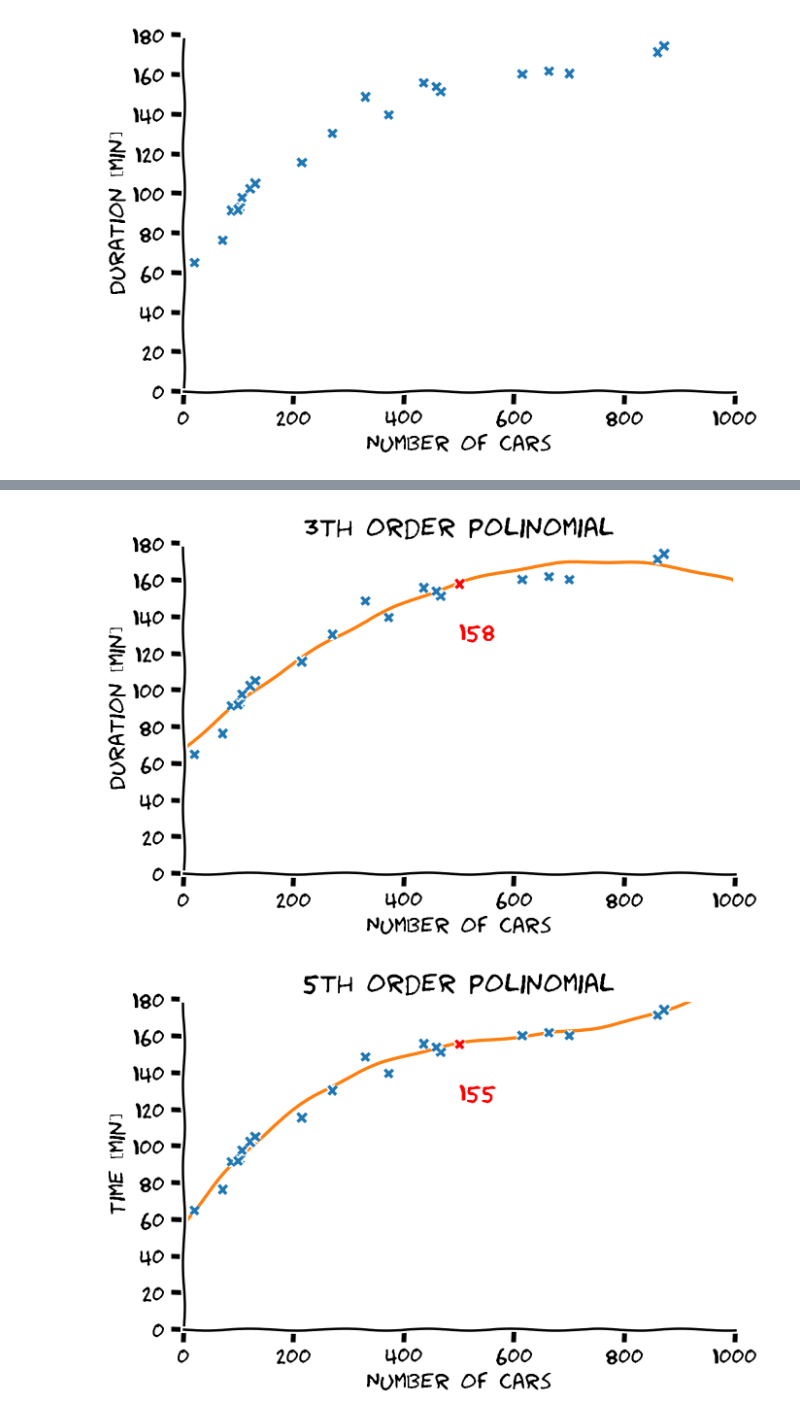
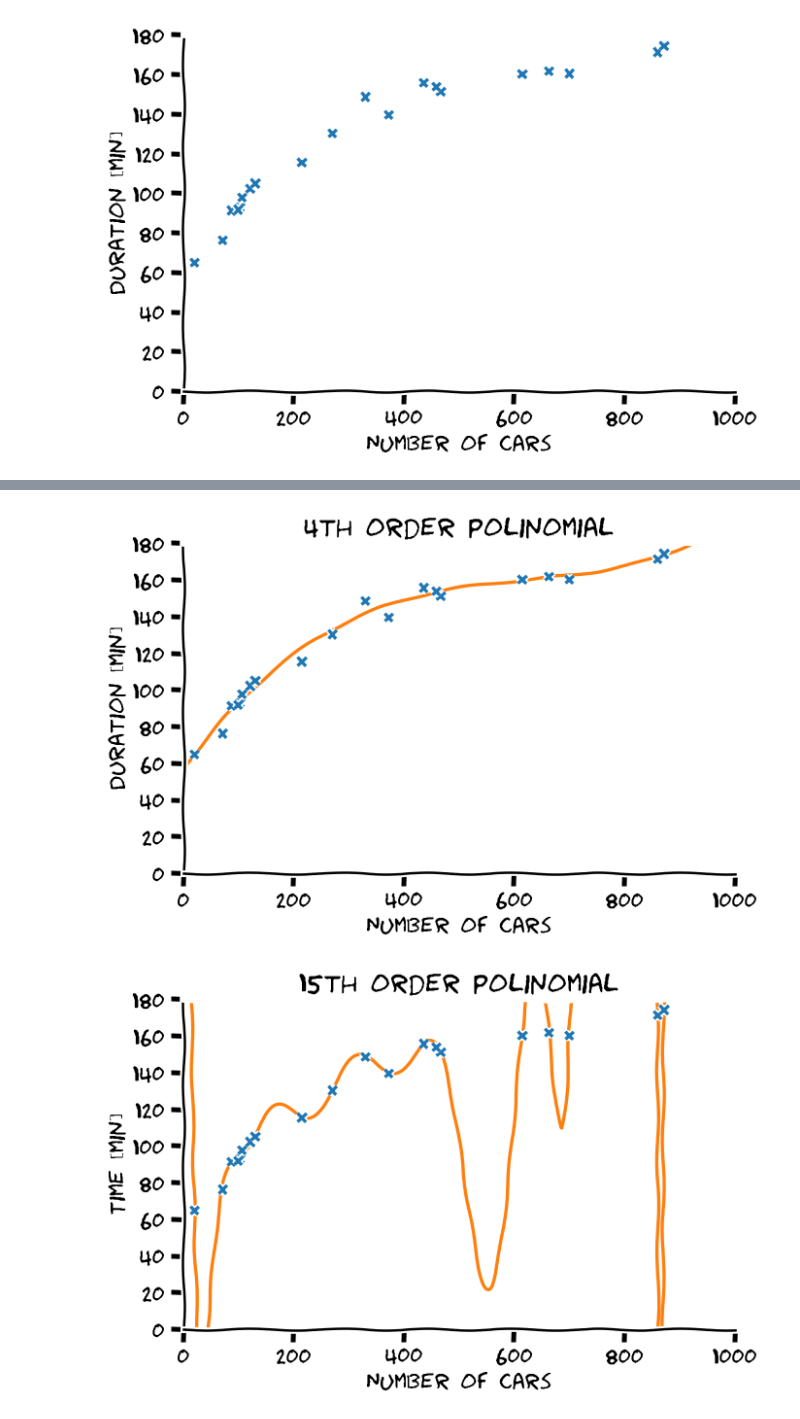
Before and after one commit to technion046195/technion046195, a Jupyter notebook: content/lecture01/code.ipynb, the cells around one changed output, grey strips where cells are left out. Cells and saved outputs as stored; diff of their text form; code cells hidden in the pictures.

```diff
--- a/content/lecture01/code.ipynb
+++ b/content/lecture01/code.ipynb
@@ -211,7 +211,7 @@ x0 = 500
 # %%
 with plt.xkcd():
     fig, ax = plt.subplots(figsize=(6, 4))
-    ax.plot(x_train, y_train, 'x', ms=5, mew=2)
+    ax.plot(x, y, 'x', ms=5, mew=2)
 
     # ax.set_title(f'')
     ax.set_ylabel('Duration [min]')
@@ -227,8 +227,8 @@ fig.savefig('./output/drive_prediction_dataset.png', dpi=240)
 # %%
 with plt.xkcd():
     fig, ax = plt.subplots(figsize=(6, 4))
-    ax.plot(x_train, y_train, 'x', ms=5, mew=2)
-    ax.text(x0, gt_model(x0), '?', size=15, color='red')
+    ax.plot(x, y, 'x', ms=5, mew=2)
+    ax.text(x0[0], gt_model(x0)[0], '?', size=15, color='red')
 
     # ax.set_title(f'')
     ax.set_ylabel('Duration [min]')
@@ -245,7 +245,7 @@ fig.savefig('./output/drive_prediction.png', dpi=240)
 models = ((60, 0.3), (80, 0.1), (140, 0.02), (120, 0.06))
 with plt.xkcd():
     fig, ax = plt.subplots(figsize=(6, 4))
-    ax.plot(x_train, y_train, 'x', ms=5, mew=2)
+    ax.plot(x, y, 'x', ms=5, mew=2)
     for (a, b) in models:
         f = lambda x: a + b *x
         ax.plot(x_grid, f(x_grid), zorder=-1)
@@ -288,15 +330,13 @@ fig.savefig('./output/drive_prediction_linear.png', dpi=240)
 # %%
-order = 3
-x_mat = x_train[:, None] ** np.arange(order)[None, :]
-theta = np.linalg.lstsq(x_mat, y_train, rcond=None)[0]
-f = lambda x: (x ** np.arange(order)[:, None]).T @ theta
+order = 4
+aug_func = lambda x: x[:, None] ** np.arange(order + 1)[None, :]
+theta = np.linalg.lstsq(aug_func(x), y, rcond=None)[0]
+h = lambda x: aug_func(x) @ theta
 
 with plt.xkcd():
     fig, ax = plt.subplots(figsize=(6, 4))
-    ax.plot(x_train, y_train, 'x', ms=5, mew=2)
-    ax.plot(x_grid, f(x_grid), zorder=-1)
-    ax.plot(x0, f(x0), 'x', color='red', ms=5, mew=2)
-    ax.text(x0, f(x0) - 30, f'{int(f(x0))}', size=15, color='red', ha='left')
+    ax.plot(x, y, 'x', ms=5, mew=2)
+    ax.plot(x_grid, h(x_grid), zorder=-1)
 
     ax.set_title(f'{order}th order polinomial')
     ax.set_ylabel('Duration [min]')
@@ -308,28 +348,26 @@ with plt.xkcd():
     plt.tight_layout()
 fig.savefig(f'./output/drive_prediction_poly_{order}.png', dpi=240)
 # %% [output]
-[figure, old version]
+[figure, new version]
 # %%
-order = 5
-x_mat = x_train[:, None] ** np.arange(order)[None, :]
-theta = np.linalg.lstsq(x_mat, y_train, rcond=None)[0]
-f = lambda x: (x ** np.arange(order)[:, None]).T @ theta
+order = 15
+aug_func = lambda x: (x[:, None] / 1000) ** np.arange(order + 1)[None, :]
+theta = np.linalg.lstsq(aug_func(x), y, rcond=None)[0]
+h = lambda x: aug_func(x) @ theta
 
 with plt.xkcd():
     fig, ax = plt.subplots(figsize=(6, 4))
-    ax.plot(x_train, y_train, 'x', ms=5, mew=2)
-    ax.plot(x_grid, f(x_grid), zorder=-1)
-    ax.plot(x0, f(x0), 'x', color='red', ms=5, mew=2)
-    ax.text(x0, f(x0) - 30, f'{int(f(x0))}', size=15, color='red', ha='left')
+    ax.plot(x, y, 'x', ms=5, mew=2)
+    ax.plot(x_grid, h(x_grid), zorder=-1)
 
-    ax.set_title(f'5th order polinomial')
-    ax.set_ylabel('Duration [min]')
+    ax.set_title(f'{order}th order polinomial')
+    ax.set_ylabel('Time [min]')
     ax.set_xlabel('Number of cars')
     ax.spines['right'].set_color('none')
     ax.spines['top'].set_color('none')
     ax.set_xlim(0, 1000)
     ax.set_ylim(0, 180)
     plt.tight_layout()
 fig.savefig(f'./output/drive_prediction_poly_{order}.png', dpi=240)
 # %% [output]
-[figure, old version]
+[figure, new version]
```
Also changed, not shown: parts of 8 cells of this notebook, 24 other files.
